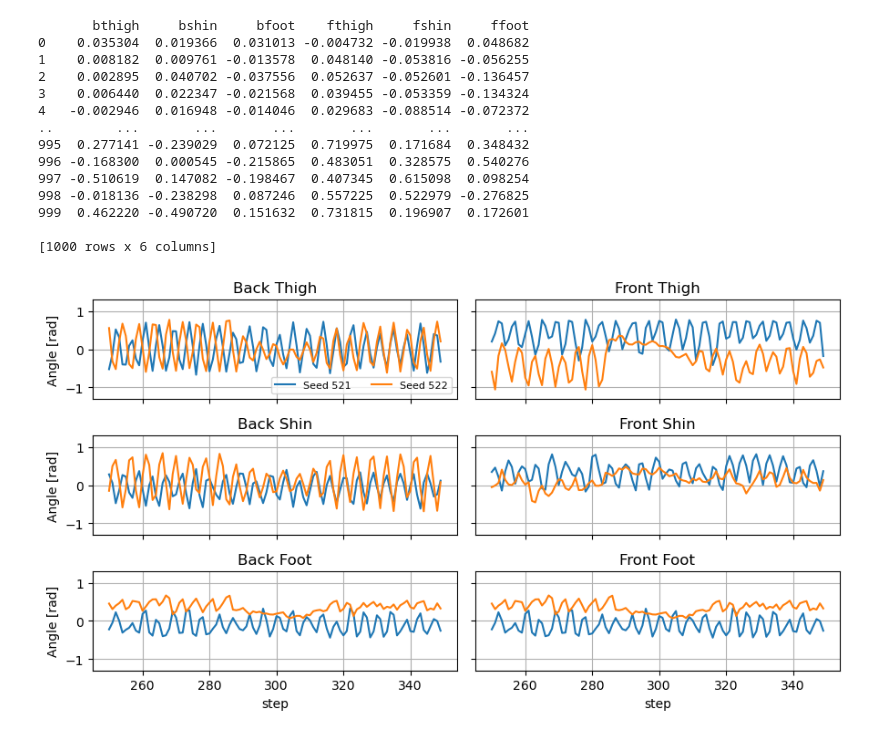
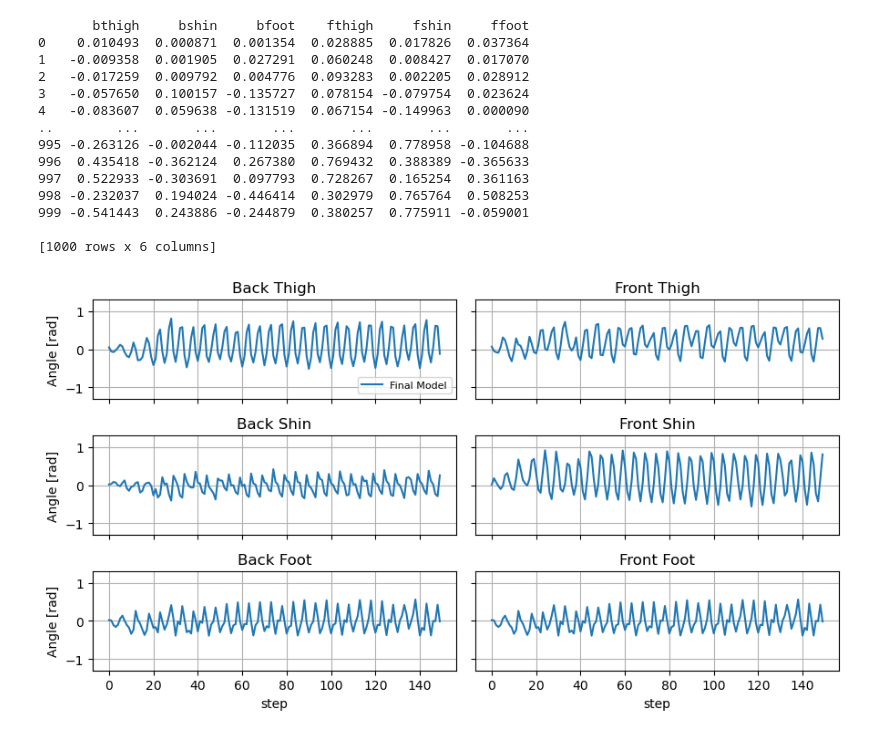
Before and after one commit to tristandijkstra/HalfCheetahBioInspired, a Jupyter notebook: plot_actions.ipynb, the cells around one changed output. Saved outputs shown, nothing was run; the diff lists cells and outputs as text; code cells hidden in the pictures.

Commit message:
final plot

```diff
--- a/plot_actions.ipynb
+++ b/plot_actions.ipynb
@@ -5,60 +5,63 @@ import matplotlib.pyplot as plt
 # %%
 P1 = pd.read_csv("recordings/bs521.csv", header=0, index_col=0)
 P2 = pd.read_csv("recordings/bs522.csv", header=0, index_col=0)
+P3 = pd.read_csv("recordings/final.csv", header=0, index_col=0)
 print(P1)
 
-dfs = [P1, P2]
-labels=["Seed 521", "Seed 522", ]
+dfs = [P3]
+labels=["Final Model"]
 # %% [output]
        bthigh     bshin     bfoot    fthigh     fshin     ffoot
-0    0.035304  0.019366  0.031013 -0.004732 -0.019938  0.048682
-1    0.008182  0.009761 -0.013578  0.048140 -0.053816 -0.056255
-2    0.002895  0.040702 -0.037556  0.052637 -0.052601 -0.136457
-3    0.006440  0.022347 -0.021568  0.039455 -0.053359 -0.134324
-4   -0.002946  0.016948 -0.014046  0.029683 -0.088514 -0.072372
+0    0.010493  0.000871  0.001354  0.028885  0.017826  0.037364
+1   -0.009358  0.001905  0.027291  0.060248  0.008427  0.017070
+2   -0.017259  0.009792  0.004776  0.093283  0.002205  0.028912
+3   -0.057650  0.100157 -0.135727  0.078154 -0.079754  0.023624
+4   -0.083607  0.059638 -0.131519  0.067154 -0.149963  0.000090
 ..        ...       ...       ...       ...       ...       ...
-995  0.277141 -0.239029  0.072125  0.719975  0.171684  0.348432
-996 -0.168300  0.000545 -0.215865  0.483051  0.328575  0.540276
-997 -0.510619  0.147082 -0.198467  0.407345  0.615098  0.098254
-998 -0.018136 -0.238298  0.087246  0.557225  0.522979 -0.276825
-999  0.462220 -0.490720  0.151632  0.731815  0.196907  0.172601
+995 -0.263126 -0.002044 -0.112035  0.366894  0.778958 -0.104688
+996  0.435418 -0.362124  0.267380  0.769432  0.388389 -0.365633
+997  0.522933 -0.303691  0.097793  0.728267  0.165254  0.361163
+998 -0.232037  0.194024 -0.446414  0.302979  0.765764  0.508253
+999 -0.541443  0.243886 -0.244879  0.380257  0.775911 -0.059001
 
 [1000 rows x 6 columns]
 # %%
 # def plotActions(dfs:list, labels:list):
 fig, ax = plt.subplots(3, 2, figsize=(9,5), sharex=True, sharey=True)
 for df, label in zip(dfs, labels):
-    df = df.iloc[250:350]
+    df = df.iloc[0:150]
     ax[0][0].plot(df.index, df.bthigh, label=label)
     ax[0][0].set_title("Back Thigh")
     ax[0][1].plot(df.index, df.fthigh, label=label)
     ax[0][1].set_title("Front Thigh")
 
     ax[1][0].plot(df.index, df.bshin, label=label)
     ax[1][0].set_title("Back Shin")
     ax[1][1].plot(df.index, df.fshin, label=label)
     ax[1][1].set_title("Front Shin")
 
     ax[2][0].plot(df.index, df.bfoot, label=label)
     ax[2][0].set_title("Back Foot")
     ax[2][1].plot(df.index, df.bfoot, label=label)
     ax[2][1].set_title("Front Foot")
 
     ax[2][0].set_xlabel("step")
     ax[2][1].set_xlabel("step")
 
     ax[0][0].set_ylabel("Angle [rad]")
     ax[1][0].set_ylabel("Angle [rad]")
     ax[2][0].set_ylabel("Angle [rad]")
 
     ax[0][0].legend(ncol=2, loc="lower right", fontsize=8)
 
     for ax_ in fig.get_axes():
         ax_.grid(True)
         ax_.set_ylim(-1.3, 1.3)
 
 
 fig.set_tight_layout(True)
 plt.show()
+
+fig.savefig("plots/motion.png")
 # %% [output]
-[figure, old version]
+[figure, new version]
```
Also changed, not shown: 1 other file.
